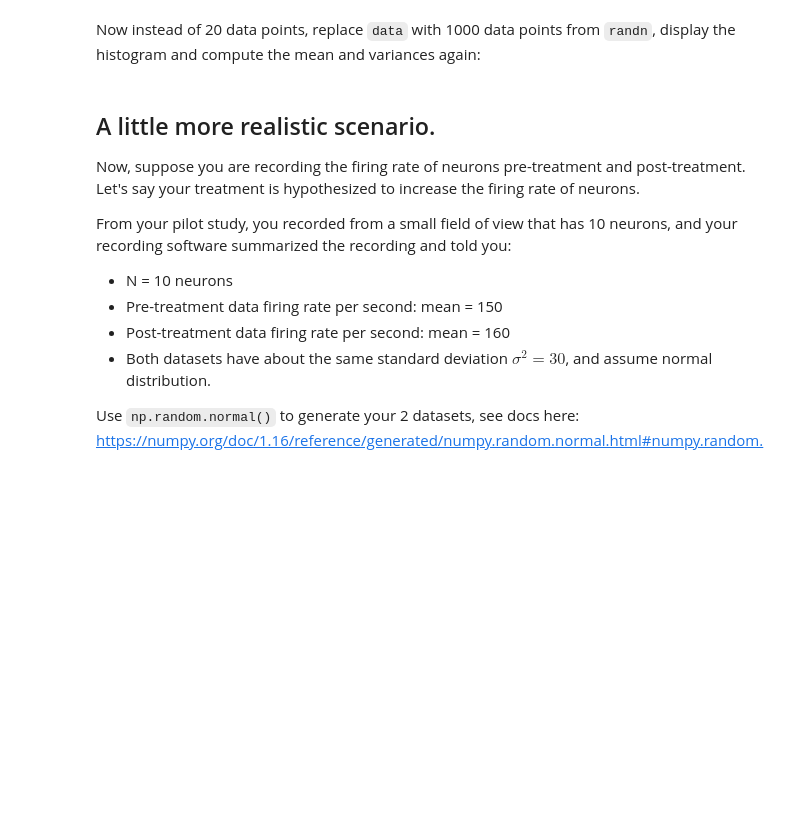
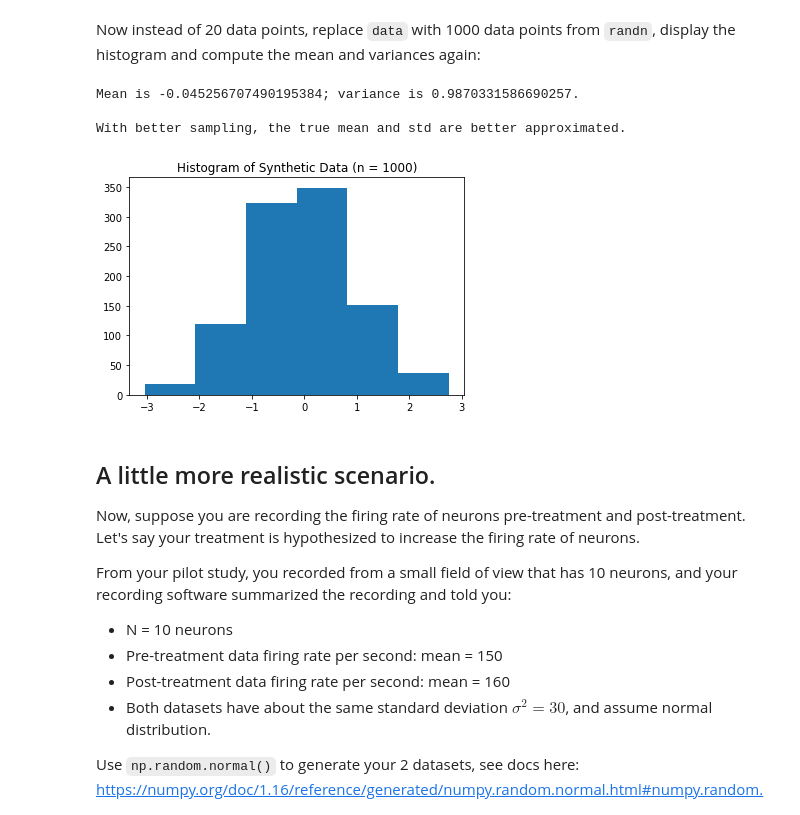
Before and after one commit to vasilisa-iatckova/assignment4, a Jupyter notebook: pvalues.ipynb, the cells around one changed output. Cells and saved outputs as stored; diff of their text form; code cells hidden in the pictures; blank space fills up the shorter version.

```diff
--- a/pvalues.ipynb
+++ b/pvalues.ipynb
@@ -45,17 +51,25 @@ If you carefully read `randn`'s documentation, you should have known that `randn
 Now instead of 20 data points, replace `data` with 1000 data points from `randn`, display the histogram and compute the mean and variances again:
 # %%
 # Seed your Random Number Generator (RNG)
-
+np.random.seed(0)
 # Replace data with 1000 points:
-data =
+data = np.random.randn(1000)
 
 # compute and mean and variances, print the answer out like before:
-new_mean =
-new_std =
+new_mean = np.mean(data)
+new_std = np.std(data)
 
 # display the histogram with matplotlib
-
+figure1, axes1 = plt.subplots()     # initialize a figure and axes for drawing
+axes1.hist(data, bins = 6)          # Input your data and bins
+axes1.set_title('Histogram of Synthetic Data (n = 1000)')
 # Does the mean and variances match now?
+print('\nMean is ' + str(new_mean) + '; variance is ' + str(new_std) + '.\n\nWith better sampling, the true mean and std are better approximated.\n')
+# %% [output]
+Mean is -0.045256707490195384; variance is 0.9870331586690257.
+
+With better sampling, the true mean and std are better approximated.
+[figure, added]
 # %% [markdown]
 ## A little more realistic scenario.
 
```
Also changed, not shown: parts of 18 cells of this notebook.
